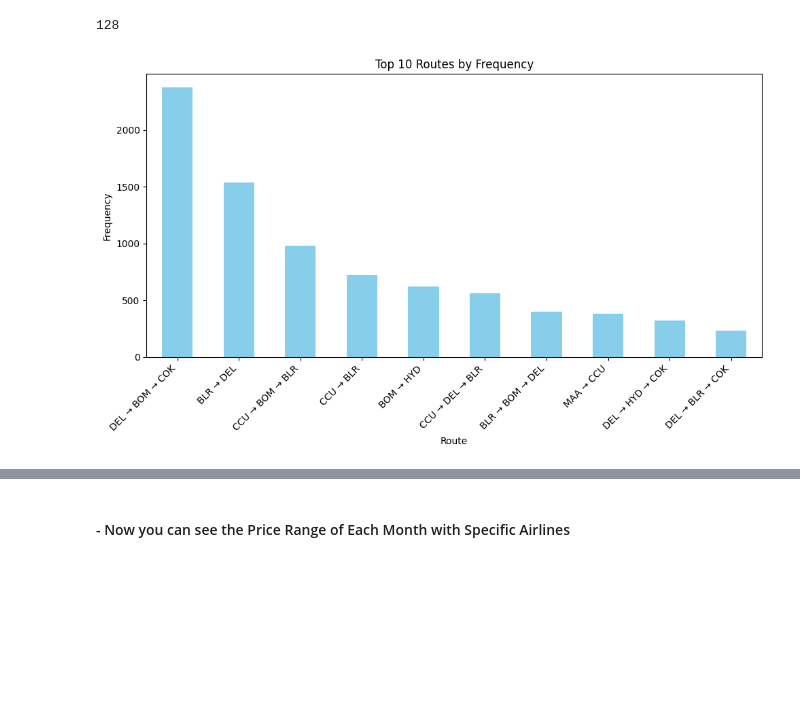
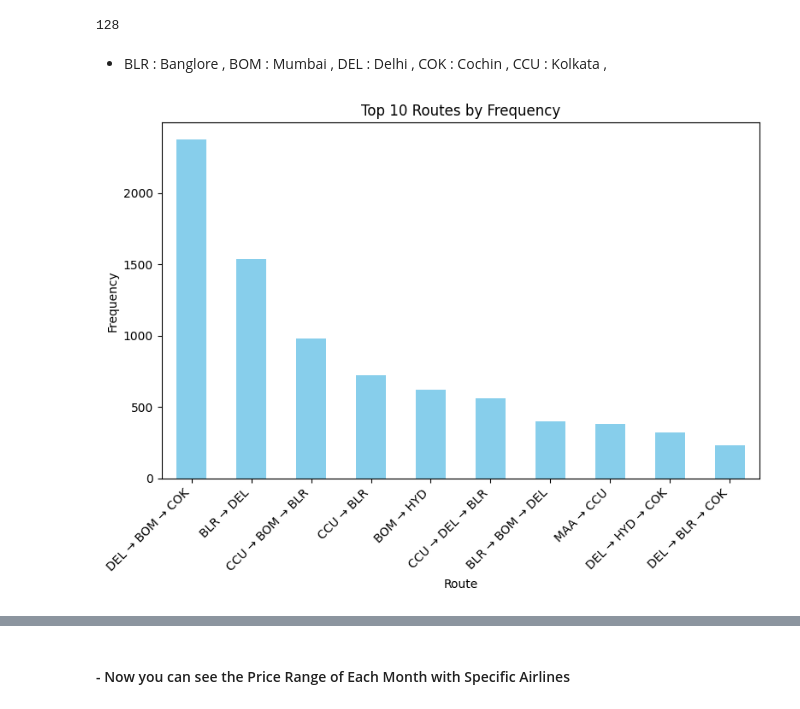
Before and after one commit to HarshvardhanPandey2003/Airline-Ticket-Price-Prediction, a Jupyter notebook: Flight Prediction Model.ipynb, the cells around one changed output, grey strips where cells are left out. Drawn from its saved outputs; the diff is of its cells as text; code cells hidden in the pictures; blank space fills up the shorter version.

```diff
--- a/Flight Prediction Model.ipynb
+++ b/Flight Prediction Model.ipynb
@@ -101,9 +98,3 @@ df.head()
 | 2 | Jet Airways | Delhi | Cochin | DEL → LKO → BOM → COK | 19h | 2 stops | 13882 | 9 | ... |
 | 3 | IndiGo | Kolkata | Banglore | CCU → NAG → BLR | 5h 25m | 1 stop | 6218 | 12 | ... |
 | 4 | IndiGo | Banglore | New Delhi | BLR → NAG → DEL | 4h 45m | 1 stop | 13302 | 1 | ... |
-# %%
-s='19h'
-#h=s.split()[0][:-1]
-#m=s.split()[1][:-1]
-d=s[:-1]
-d
@@ -177,20 +166,26 @@ array([3, 5, 6, 4])
 df['Route'].nunique()
 # %% [output]
 128
+# %% [markdown]
+- BLR : Banglore ,
+BOM : Mumbai ,
+DEL : Delhi ,
+COK : Cochin ,
+CCU : Kolkata ,
 # %%
 route_frequency = df['Route'].value_counts()
 
 # Extract top 10 unique routes
 top_10_routes = route_frequency.head(10)
 
 # Plotting bar graph
-plt.figure(figsize=(10, 6))
+plt.figure(figsize=(8, 6))
 top_10_routes.plot(kind='bar', color='skyblue')
 plt.title('Top 10 Routes by Frequency')
 plt.xlabel('Route')
 plt.ylabel('Frequency')
 plt.xticks(rotation=45, ha='right')  # Rotate x-axis labels for better readability
 plt.tight_layout()
 plt.show()
 # %% [output]
-[figure, old version]
+[figure, new version]
```
Also changed, not shown: parts of 13 cells of this notebook, 2 other files.
